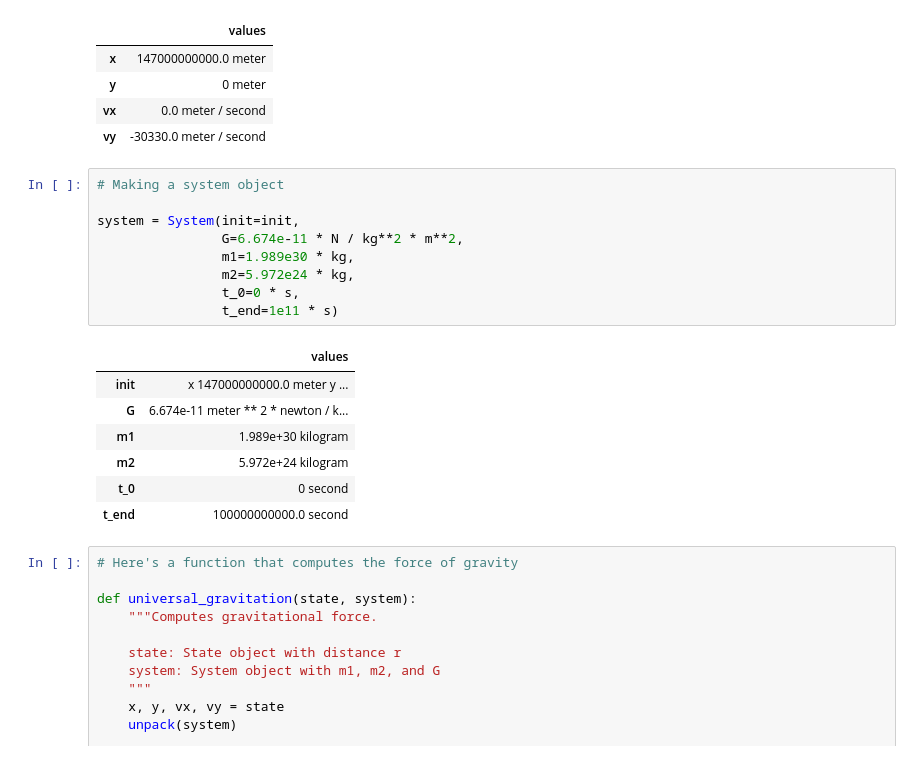
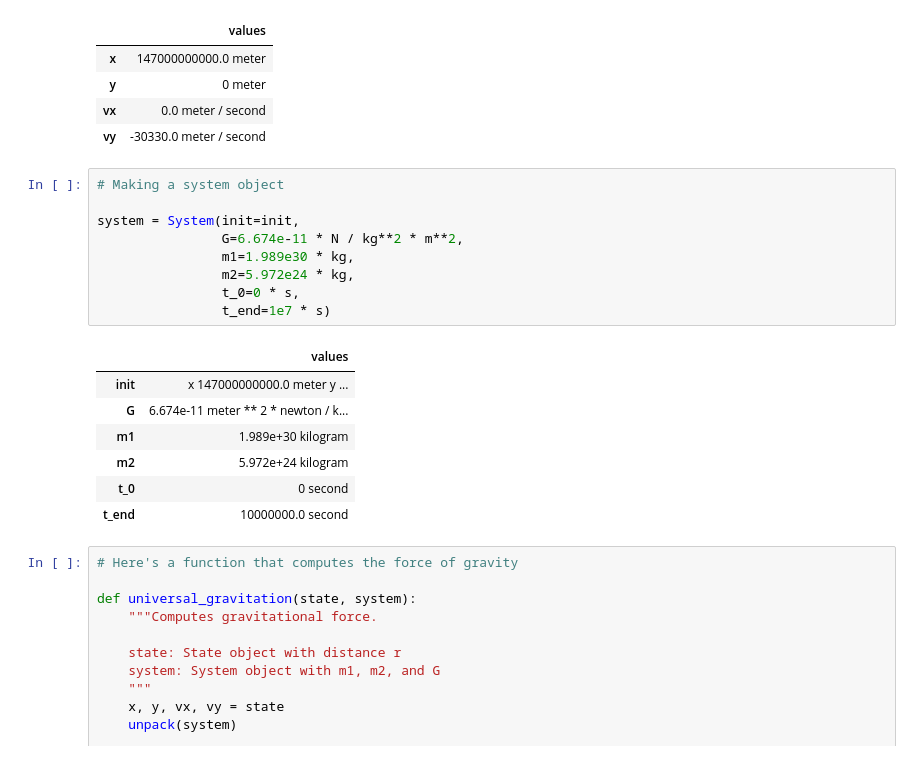
Before and after one commit to MellieZito/ModSimPy, a Jupyter notebook: code/orbit_homework.ipynb, the cells around one changed output. Saved outputs shown, nothing was run; the diff lists cells and outputs as text.

```diff
--- a/code/orbit_homework.ipynb
+++ b/code/orbit_homework.ipynb
@@ -57,20 +57,20 @@ init = State(x = r_0,
 # %%
 # Making a system object
 
 system = System(init=init,
                 G=6.674e-11 * N / kg**2 * m**2,
                 m1=1.989e30 * kg,
                 m2=5.972e24 * kg,
                 t_0=0 * s,
-                t_end=1e11 * s)
+                t_end=1e7 * s)
 # %% [output]
 |  | values |
 | init | x 147000000000.0 meter y ... |
 | G | 6.674e-11 meter ** 2 * newton / k... |
 | m1 | 1.989e+30 kilogram |
 | m2 | 5.972e+24 kilogram |
 | t_0 | 0 second |
-| t_end | 100000000000.0 second |
+| t_end | 10000000.0 second |
 # %%
 # Here's a function that computes the force of gravity
 
```
Also changed, not shown: parts of 5 cells of this notebook, 1 other file.
